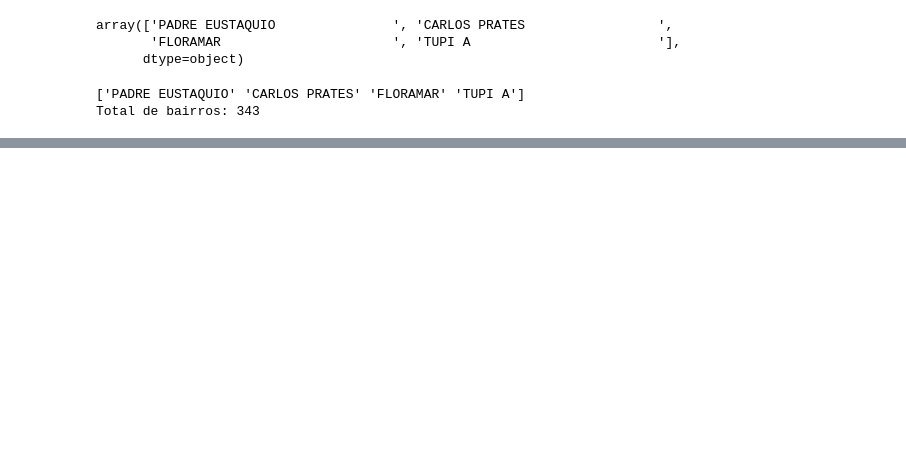
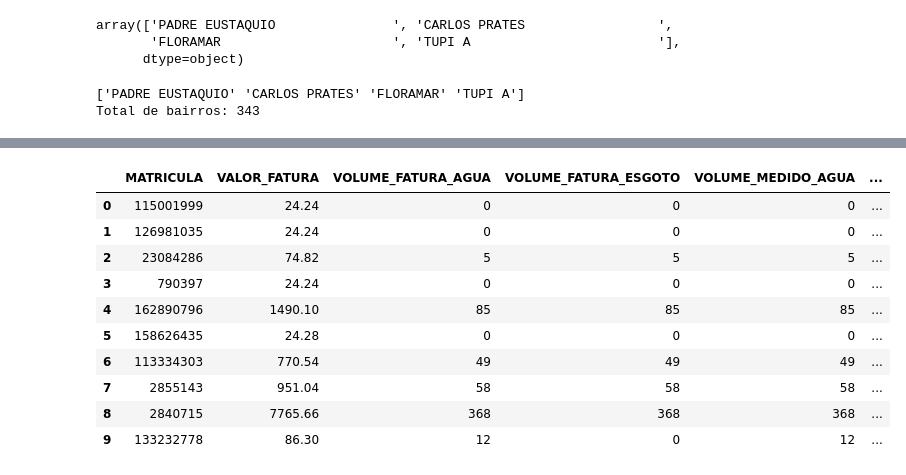
Before and after one commit to redsonlopez/water_forecast, a Jupyter notebook: notebooks/eda/water_eda.ipynb, the cells around one changed output, grey strips where cells are left out. Drawn from its saved outputs; the diff is of its cells as text; code cells hidden in the pictures; blank space fills up the shorter version.

```diff
--- a/notebooks/eda/water_eda.ipynb
+++ b/notebooks/eda/water_eda.ipynb
@@ -168,0 +192,14 @@ df.to_csv("../../data/processed/processed_water.csv", index=False, encoding="utf
+# %%
+df.head(10)
+# %% [output]
+|  | MATRICULA | VALOR_FATURA | VOLUME_FATURA_AGUA | VOLUME_FATURA_ESGOTO | VOLUME_MEDIDO_AGUA | ... |
+| 0 | 115001999 | 24.24 | 0 | 0 | 0 | ... |
+| 1 | 126981035 | 24.24 | 0 | 0 | 0 | ... |
+| 2 | 23084286 | 74.82 | 5 | 5 | 5 | ... |
+| 3 | 790397 | 24.24 | 0 | 0 | 0 | ... |
+| 4 | 162890796 | 1490.10 | 85 | 85 | 85 | ... |
+| 5 | 158626435 | 24.28 | 0 | 0 | 0 | ... |
+| 6 | 113334303 | 770.54 | 49 | 49 | 49 | ... |
+| 7 | 2855143 | 951.04 | 58 | 58 | 58 | ... |
+| 8 | 2840715 | 7765.66 | 368 | 368 | 368 | ... |
+| 9 | 133232778 | 86.30 | 12 | 0 | 12 | ... |
```
Also changed, not shown: parts of 5 cells of this notebook.
